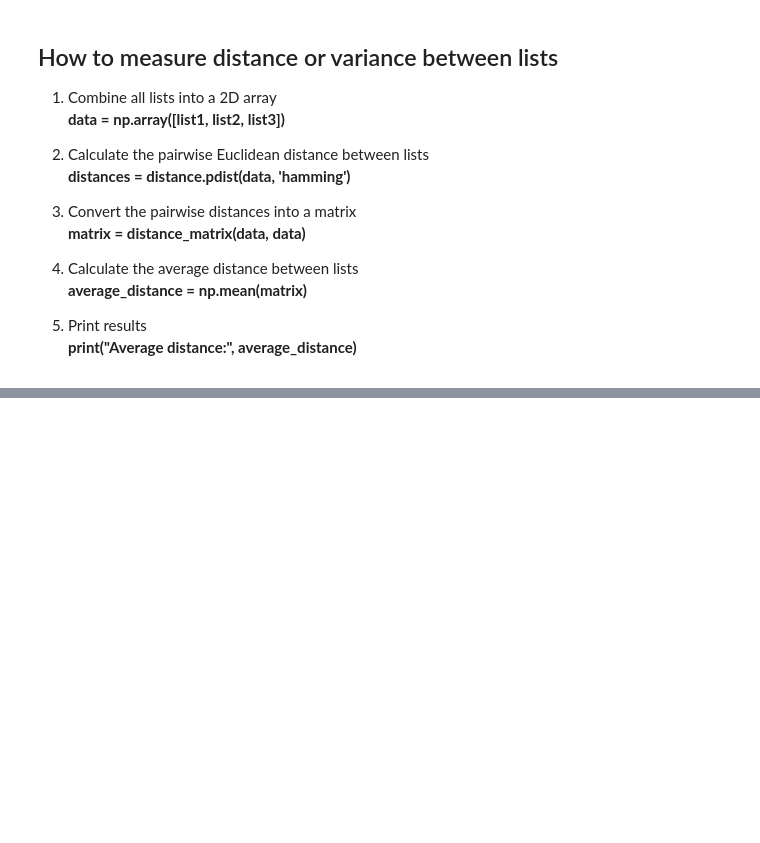
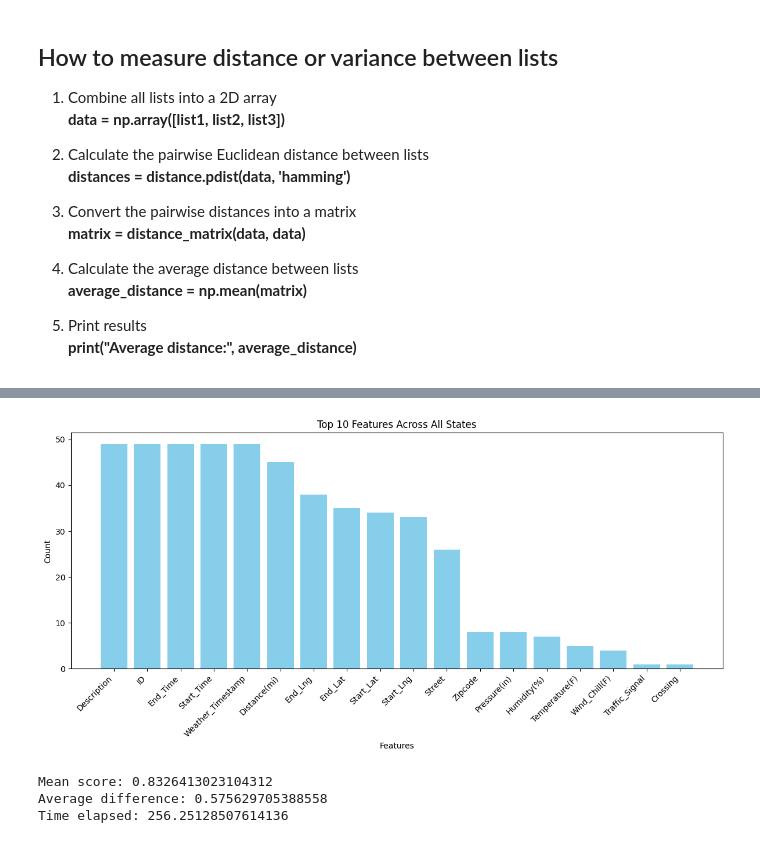
Before and after one commit to Loza10/CarCrashAnalysis, a Jupyter notebook: experiment.ipynb, the cells around one changed output, grey strips where cells are left out. Drawn from its saved outputs; the diff is of its cells as text; code cells hidden in the pictures; blank space fills up the shorter version.

```diff
--- a/experiment.ipynb
+++ b/experiment.ipynb
@@ -304,6 +456,6 @@ time elapsed: 236.05337738990784
 # %%
 """
-3. Variance Thresholding
+4. Random Forest-based Feature Selection
 """
 
 # Collect start time
@@ -312,7 +464,7 @@ start = time.time()
 # List for storing scores
 scores = []
 
-# List for storing features selected
+# List for features selected
 all_features = []
 
 # Perform experiment over each state
@@ -322,21 +474,27 @@ for US_State_name, US_State_dataset in US_States_datasets.items():
     X = US_State_dataset.drop(['Severity'], axis=1)
     y = US_State_dataset['Severity']
 
-    # Perform variance threshold on X
-    var = VarianceThreshold(0.01)
+    # Create random forest classifier
+    rfc = RandomForestClassifier(n_estimators=500, random_state=42)
 
-    # Create new X with variance threshold applied
-    X_new = var.fit_transform(X)
+    # Fit random forest classifier to data
+    rfc.fit(X, y)
 
     # Find the 10 best features
-    top10 = var.get_support(indices=True)[:10]
+    top10 = pd.Series(rfc.feature_importances_, index=X.columns)
+
+    # Sort the 10 best features by score (descending)
+    top10sorted = top10.sort_values(ascending=False)
 
     # Add to features list
-    features = X.columns[top10].to_list()
-    all_features.append(features)
+    features = top10sorted.index[:10].to_list()
+    all_features.extend(features)
 
-    # Present 10 best features
+    # Present the top 10 features
     print(f'{US_State_name}: {features}', end='')
+
+    # Create a new X containing only the selected features
+    X_new = X[top10sorted.index.tolist()]
 
     # Create and fit model for predictions using selected features
     fitted_model = MLPClassifier()
@@ -350,8 +508,27 @@ for US_State_name, US_State_dataset in US_States_datasets.items():
     # Store score
     scores.append(score)
 
+# Count the occurrence of each feature across all states
+feature_counts = Counter(all_features)
+
+# Sort features by count in descending order
+sorted_features = feature_counts.most_common()
+
+# Prepare data for plotting
+features, counts = zip(*sorted_features)
+
+# Plot the barplot
+plt.figure(figsize=(12, 6))
+plt.bar(features, counts, color='skyblue')
+plt.xlabel('Features')
+plt.ylabel('Count')
+plt.title('Top 10 Features Across All States')
+plt.xticks(rotation=45, ha='right')
+plt.tight_layout()
+plt.show()
+
 # Present final score
-print(f'mean score: {sum(scores) / len(scores)}')
+print(f'Mean score: {sum(scores) / len(scores)}')
 
 # Calculate and present feature variance
 total_difference = 0
@@ -365,5 +542,5 @@ print("Average difference:", average_difference)
 
 # Present time elapsed
 end = time.time()
-print(f'\ttime elapsed: {end - start}')
+print(f'Time elapsed: {end - start}')
 # %% [output]
@@ -387,2 +564,6 @@ Average difference: 1.9360544217687015
+[figure, added]
+Mean score: 0.8326413023104312
+Average difference: 0.575629705388558
+Time elapsed: 256.25128507614136
 # %%
 """
```
Also changed, not shown: parts of 9 cells of this notebook.
